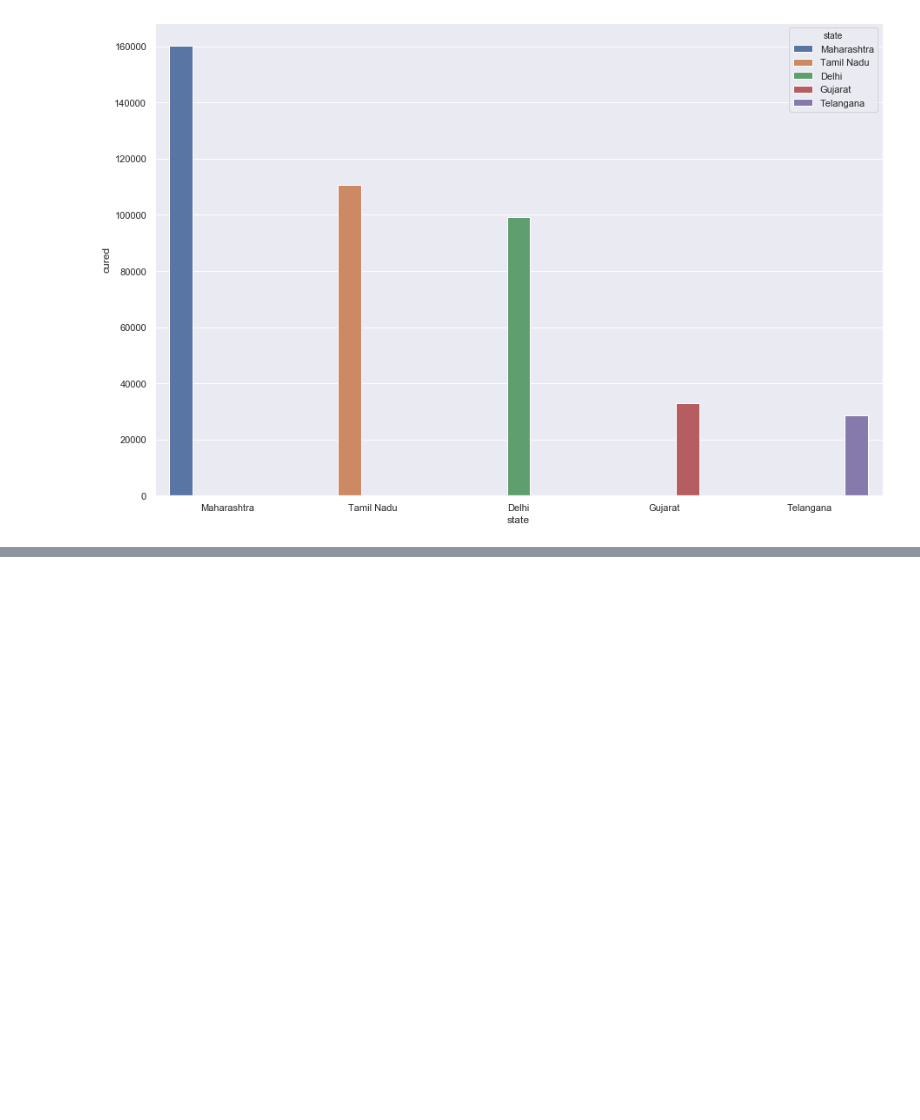
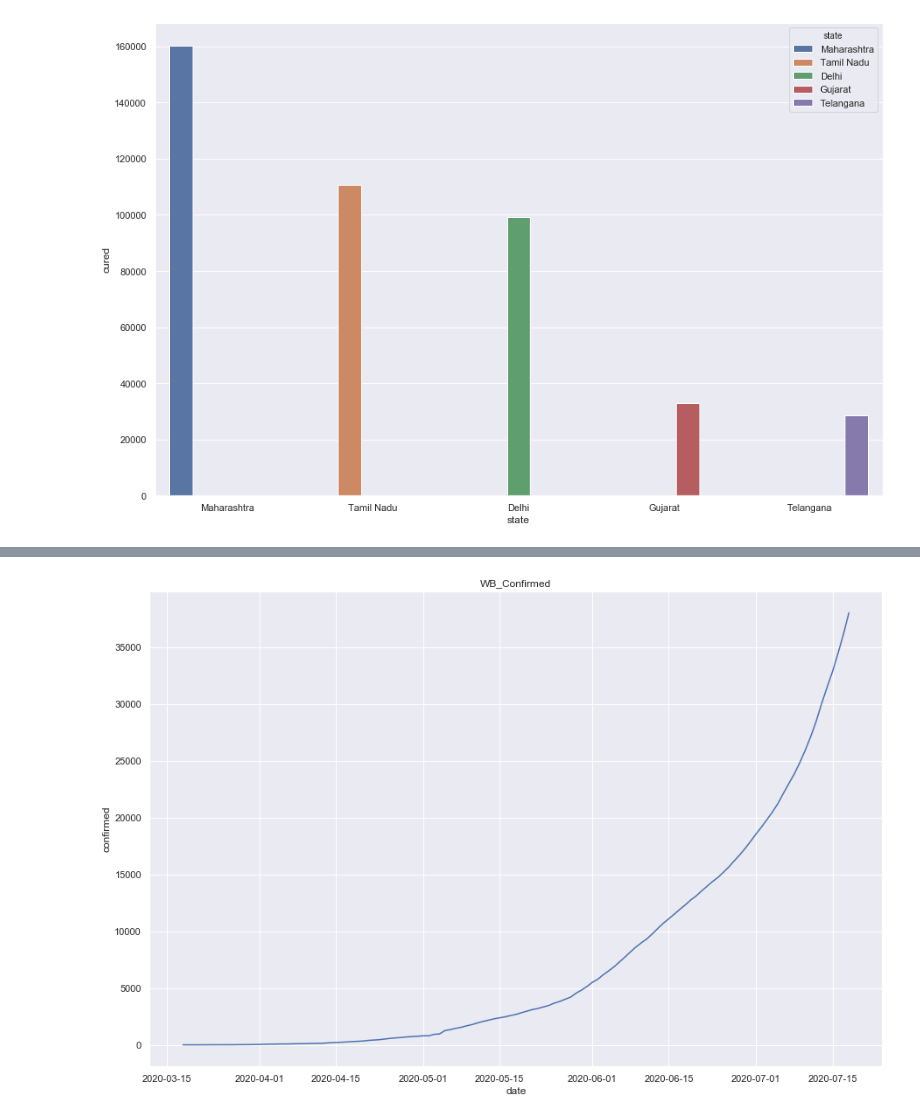
Before and after one commit to SubhabrataOreo/Covid-19-India, a Jupyter notebook: Covid_India_New.ipynb, the cells around one changed output, grey strips where cells are left out. Drawn from its saved outputs; the diff is of its cells as text; code cells hidden in the pictures; blank space fills up the shorter version.

```diff
--- a/Covid_India_New.ipynb
+++ b/Covid_India_New.ipynb
@@ -176,3 +176,5 @@ sns.barplot(x="state",y="cured",data=today_cured_max, hue="state")
 plt.show()
 # %% [output]
 [figure]
+# %%
+WB= data[data.state=='West Bengal']
@@ -178,0 +202,7 @@ plt.show()
+# %%
+sns.set(rc={'figure.figsize':(15,10)})
+sns.lineplot(x="date", y="confirmed",data=WB,color="b")
+plt.title("WB_Confirmed")
+plt.show()
+# %% [output]
+[figure, added]
```
Also changed, not shown: parts of 5 cells of this notebook.
